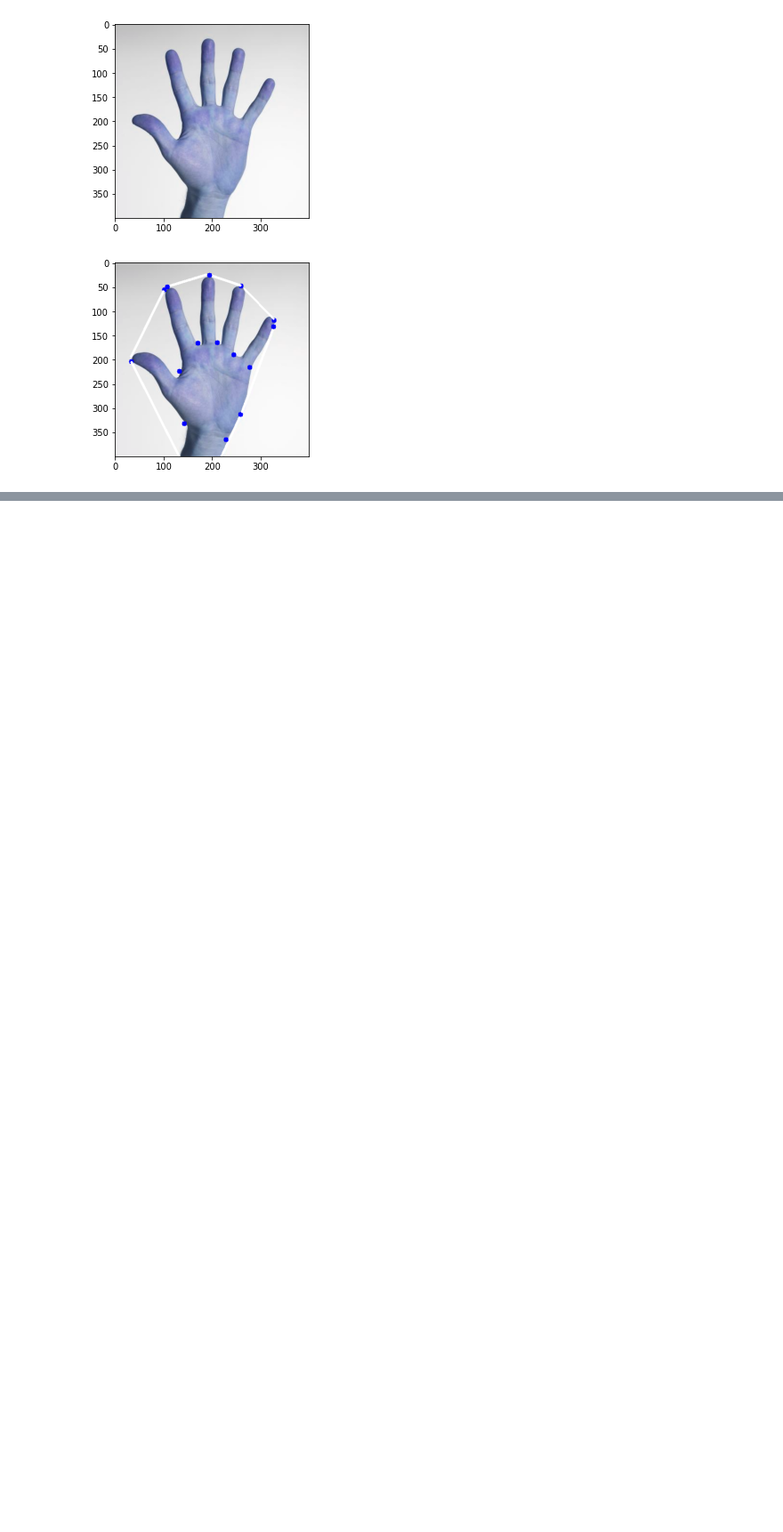
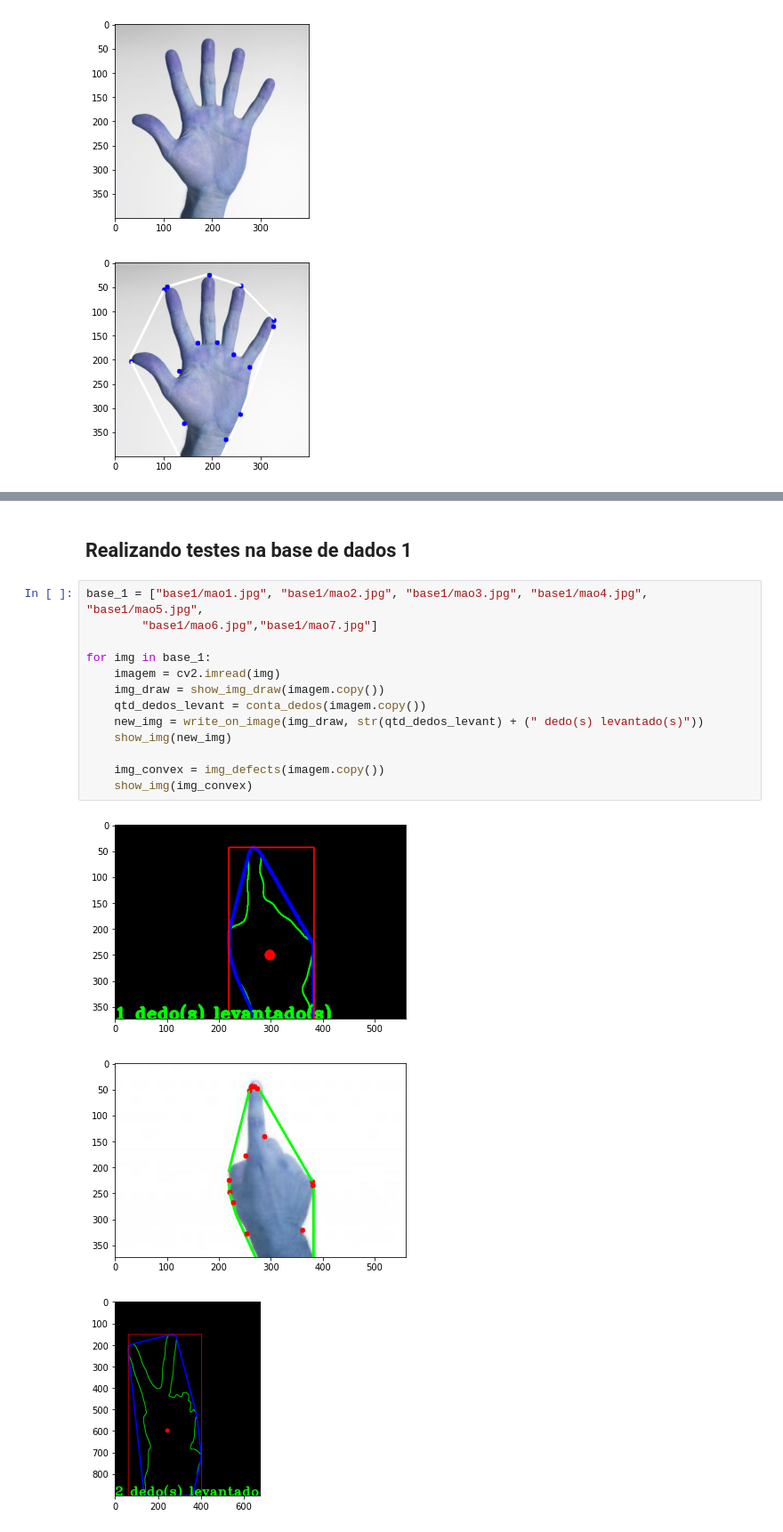
Before and after one commit to GodKelvin/PDI_Contagem_Dedos, a Jupyter notebook: Kelvin_Lehrback_Contagem_Dedos.ipynb, the cells around one changed output, grey strips where cells are left out. Shown at 89% size. Saved outputs shown, nothing was run; the diff lists cells and outputs as text; blank space fills up the shorter version.

Commit message:
Implementando pontos_convexidade

```diff
--- a/Kelvin_Lehrback_Contagem_Dedos.ipynb
+++ b/Kelvin_Lehrback_Contagem_Dedos.ipynb
@@ -318,0 +330,19 @@ for img in base_1:
+# %% [markdown]
+## Realizando testes na base de dados 1
+# %%
+base_1 = ["base1/mao1.jpg", "base1/mao2.jpg", "base1/mao3.jpg", "base1/mao4.jpg", "base1/mao5.jpg",
+        "base1/mao6.jpg","base1/mao7.jpg"]
+
+for img in base_1:
+    imagem = cv2.imread(img)
+    img_draw = show_img_draw(imagem.copy())
+    qtd_dedos_levant = conta_dedos(imagem.copy())
+    new_img = write_on_image(img_draw, str(qtd_dedos_levant) + (" dedo(s) levantado(s)"))
+    show_img(new_img)
+
+    img_convex = img_defects(imagem.copy())
+    show_img(img_convex)
+# %% [output]
+[figure, added]
+[figure, added]
+[figure, added]
```
Also changed, not shown: parts of 6 cells of this notebook.
